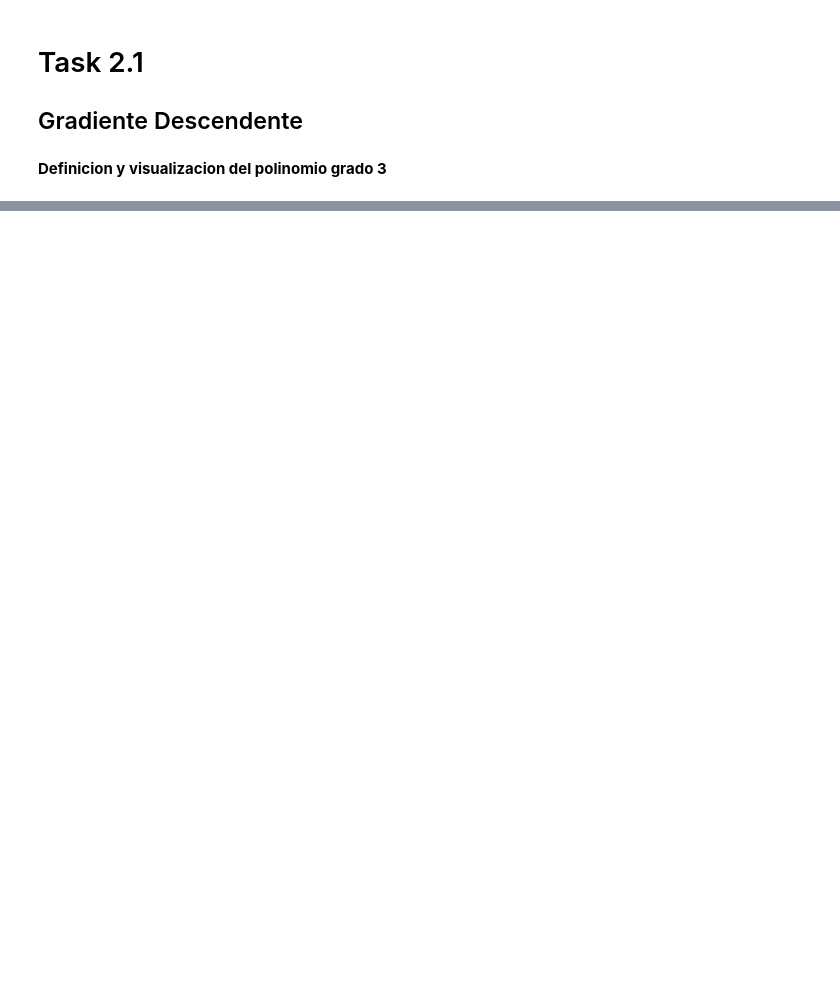
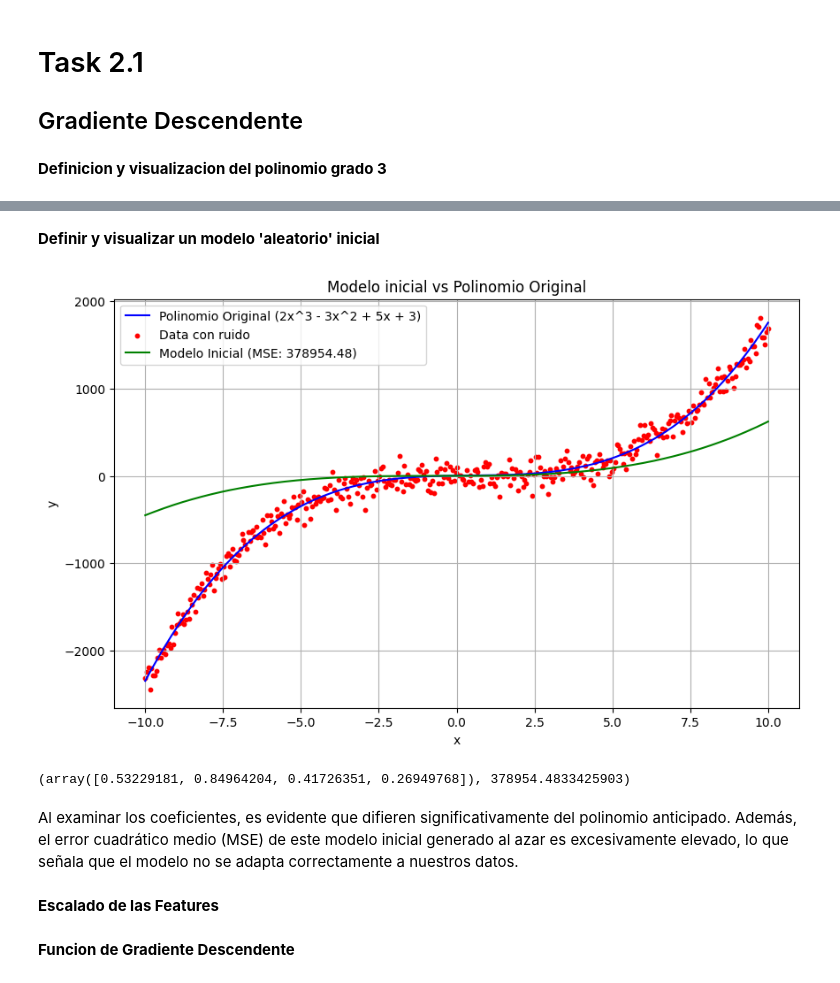
Before and after one commit to Gegdgt/Lab_3_IA, a Jupyter notebook: Task 2.1.ipynb, the cells around one changed output, grey strips where cells are left out. Cells and saved outputs as stored; diff of their text form; code cells hidden in the pictures; blank space fills up the shorter version.

```diff
--- a/Task 2.1.ipynb
+++ b/Task 2.1.ipynb
@@ -32,0 +40,32 @@ plt.show()
+# %% [markdown]
+**Definir y visualizar un modelo 'aleatorio' inicial**
+# %%
+# Coeficientes aleatorios del polinomio
+initial_coefficients = np.random.rand(4)
+
+# Obtener los valores 'y' asociados
+y_pred_initial = np.polyval(initial_coefficients, x_values)
+
+# Obtener el MSE de este modelo
+mse_loss_initial = np.mean((y_values_noisy - y_pred_initial) ** 2)
+
+# Visualizar el fit de este modelo aleatorio
+plt.figure(figsize=(10, 6))
+plt.plot(x_values, y_values, label='Polinomio Original (2x^3 - 3x^2 + 5x + 3)', color='blue')
+plt.scatter(x_values, y_values_noisy, label='Data con ruido', color='red', s=10)
+plt.plot(x_values, y_pred_initial, label=f'Modelo Inicial (MSE: {mse_loss_initial:.2f})', color='green')
+plt.title('Modelo inicial vs Polinomio Original')
+plt.xlabel('x')
+plt.ylabel('y')
+plt.legend()
+plt.grid(True)
+plt.show()
+
+initial_coefficients, mse_loss_initial
+# %% [output]
+[figure, added]
+(array([0.53229181, 0.84964204, 0.41726351, 0.26949768]), 378954.4833425903)
+# %% [markdown]
+Al examinar los coeficientes, es evidente que difieren significativamente del polinomio anticipado. Además, el error cuadrático medio (MSE) de este modelo inicial generado al azar es excesivamente elevado, lo que señala que el modelo no se adapta correctamente a nuestros datos.
+# %% [markdown]
+**Escalado de las Features**
@@ -32,0 +89,2 @@ plt.show()
+# %% [markdown]
+**Funcion de Gradiente Descendente**
```
Also changed, not shown: parts of 21 cells of this notebook.
